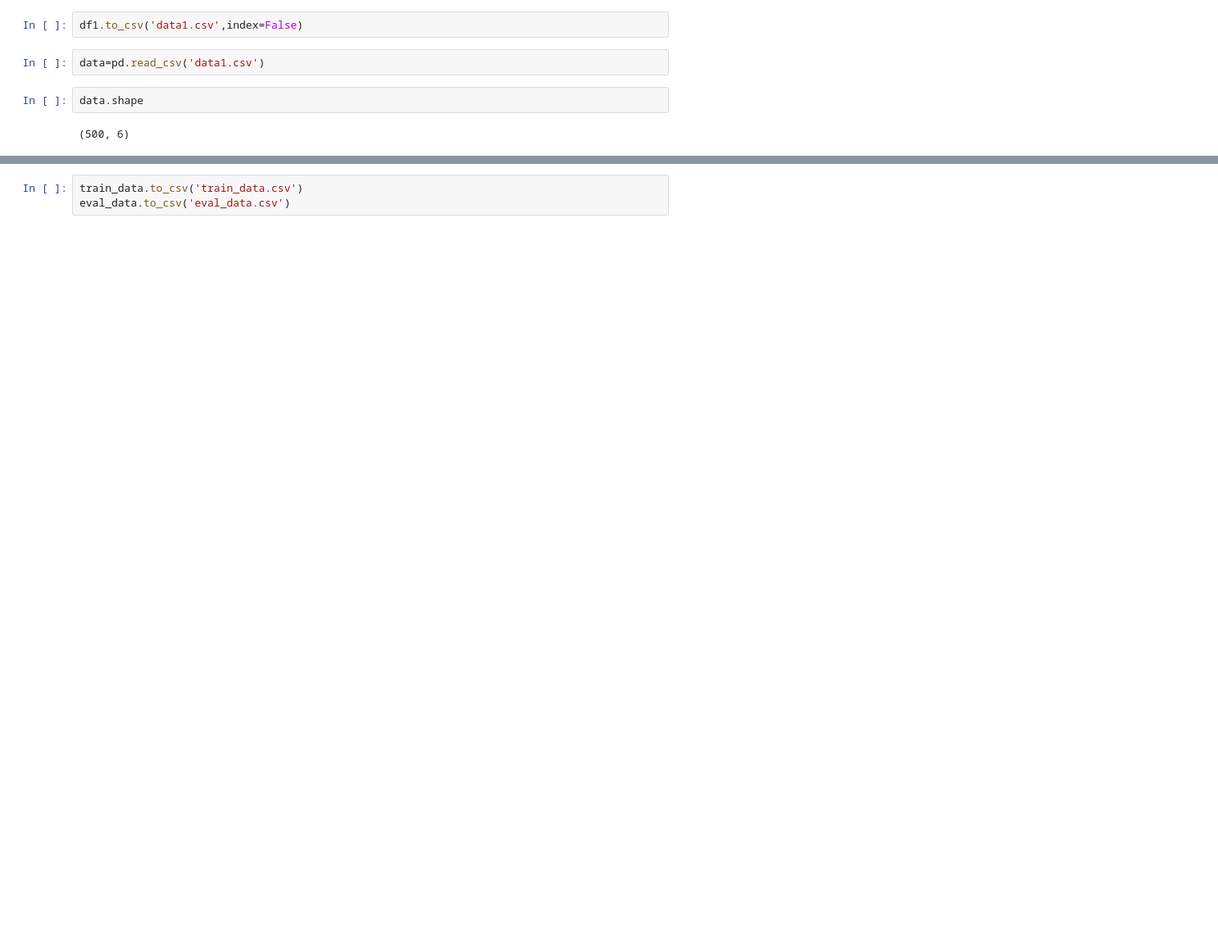
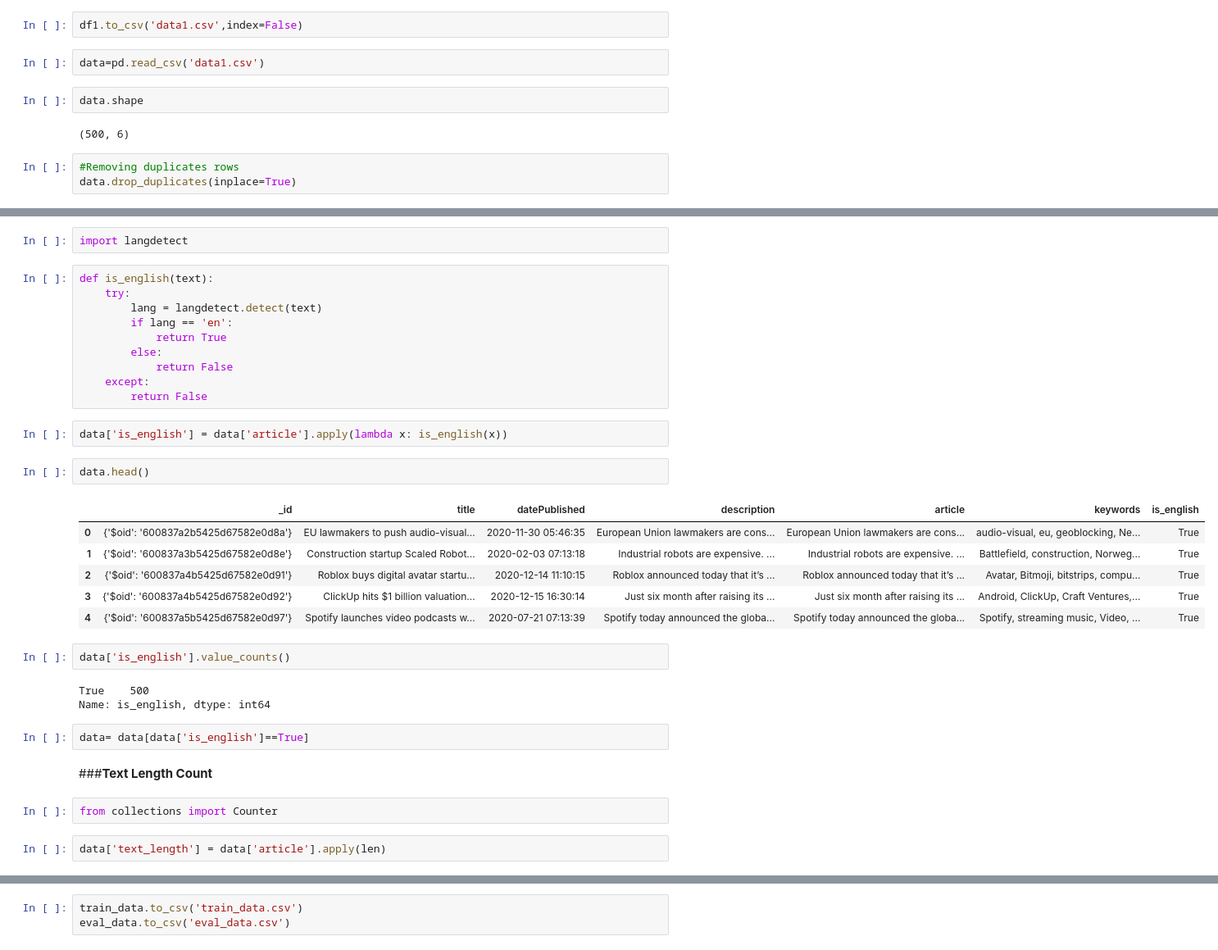
Before and after one commit to abhishek-paghdal/Content_Generation, a Jupyter notebook: Copy_of_Antim_Bar.ipynb, the cells around one changed output, grey strips where cells are left out. Shown at 82% size. Saved outputs shown, nothing was run; the diff lists cells and outputs as text; blank space fills up the shorter version.

```diff
--- a/Copy_of_Antim_Bar.ipynb
+++ b/Copy_of_Antim_Bar.ipynb
@@ -34,3 +73,6 @@ data=pd.read_csv('data1.csv')
 data.shape
 # %% [output]
 (500, 6)
+# %%
+#Removing duplicates rows
+data.drop_duplicates(inplace=True)
@@ -36,0 +87,36 @@ data.shape
+# %%
+import langdetect
+# %%
+def is_english(text):
+    try:
+        lang = langdetect.detect(text)
+        if lang == 'en':
+            return True
+        else:
+            return False
+    except:
+        return False
+# %%
+data['is_english'] = data['article'].apply(lambda x: is_english(x))
+# %%
+data.head()
+# %% [output]
+|  | _id | title | datePublished | description | article | keywords | is_english |
+| 0 | {'$oid': '600837a2b5425d67582e0d8a'} | EU lawmakers to push audio-visual... | 2020-11-30 05:46:35 | European Union lawmakers are cons... | European Union lawmakers are cons... | audio-visual, eu, geoblocking, Ne... | True |
+| 1 | {'$oid': '600837a3b5425d67582e0d8e'} | Construction startup Scaled Robot... | 2020-02-03 07:13:18 | Industrial robots are expensive. ... | Industrial robots are expensive. ... | Battlefield, construction, Norweg... | True |
+| 2 | {'$oid': '600837a4b5425d67582e0d91'} | Roblox buys digital avatar startu... | 2020-12-14 11:10:15 | Roblox announced today that it’s ... | Roblox announced today that it’s ... | Avatar, Bitmoji, bitstrips, compu... | True |
+| 3 | {'$oid': '600837a4b5425d67582e0d92'} | ClickUp hits $1 billion valuation... | 2020-12-15 16:30:14 | Just six month after raising its ... | Just six month after raising its ... | Android, ClickUp, Craft Ventures,... | True |
+| 4 | {'$oid': '600837a5b5425d67582e0d97'} | Spotify launches video podcasts w... | 2020-07-21 07:13:39 | Spotify today announced the globa... | Spotify today announced the globa... | Spotify, streaming music, Video, ... | True |
+# %%
+data['is_english'].value_counts()
+# %% [output]
+True    500
+Name: is_english, dtype: int64
+# %%
+data= data[data['is_english']==True]
+# %% [markdown]
+###**Text Length Count**
+# %%
+from collections import Counter
+# %%
+data['text_length'] = data['article'].apply(len)
```
Also changed, not shown: parts of 60 cells of this notebook.
